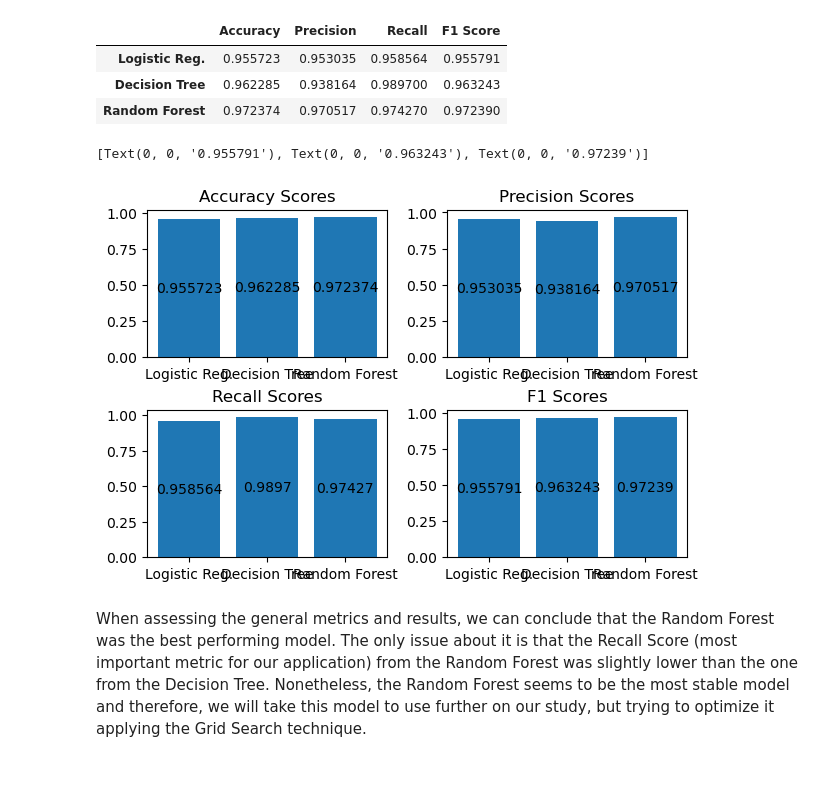
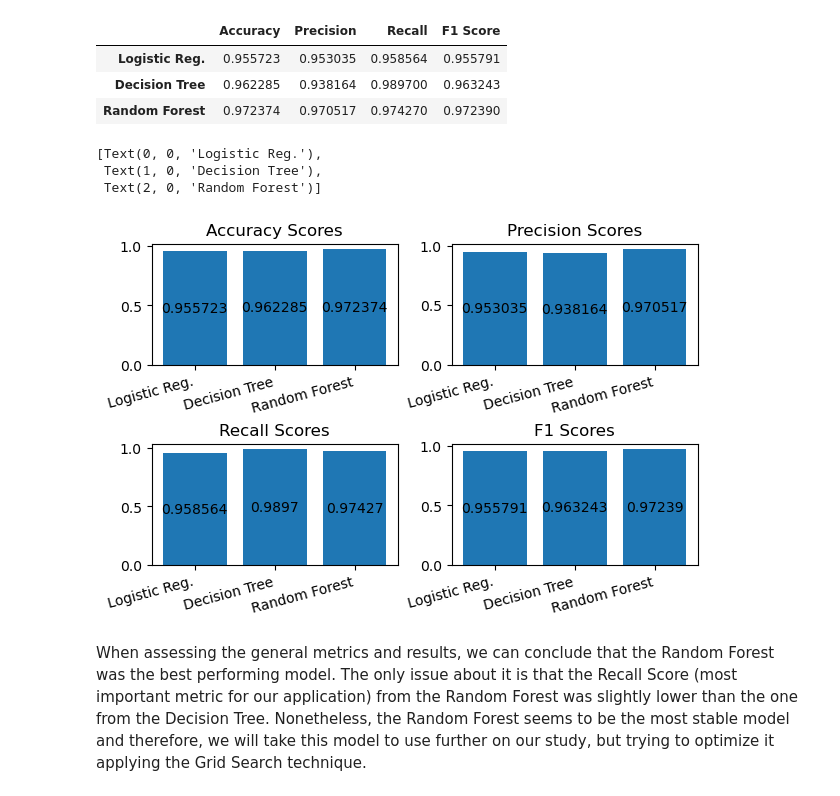
Before and after one commit to rafaelrrp86/datascienceportfolio, a Jupyter notebook: Fraud Detection Project/Fraud Detection - gopalm-ai.ipynb, the cells around one changed output. Saved outputs shown, nothing was run; the diff lists cells and outputs as text; code cells hidden in the pictures.

```diff
--- a/Fraud Detection Project/Fraud Detection - gopalm-ai.ipynb
+++ b/Fraud Detection Project/Fraud Detection - gopalm-ai.ipynb
@@ -642,30 +642,36 @@ display(metrics_df)
 | Decision Tree | 0.962285 | 0.938164 | 0.989700 | 0.963243 |
 | Random Forest | 0.972374 | 0.970517 | 0.974270 | 0.972390 |
 # %%
-fig, ax = plt.subplots(2, 2, layout='constrained', )
+fig, ax = plt.subplots(2, 2, layout='constrained',)
 
 ax1 = ax[0][0]
 cont1 = ax1.bar(x=metrics_df.index, height=metrics_df['Accuracy'])
 ax1.set_title('Accuracy Scores')
 ax1.bar_label(container=cont1, label_type='center')
+ax1.set_xticklabels(metrics_df.index, rotation=15, ha='right')
 
 ax2 = ax[0][1]
 cont2 = ax2.bar(x=metrics_df.index, height=metrics_df['Precision'])
 ax2.set_title('Precision Scores')
 ax2.bar_label(container=cont2, label_type='center')
+ax2.set_xticklabels(metrics_df.index, rotation=15, ha='right')
 
 ax3 = ax[1][0]
 cont3 = ax3.bar(x=metrics_df.index, height=metrics_df['Recall'])
 ax3.set_title('Recall Scores')
 ax3.bar_label(container=cont3, label_type='center')
+ax3.set_xticklabels(metrics_df.index, rotation=15, ha='right')
 
 ax4 = ax[1][1]
 cont4 = ax4.bar(x=metrics_df.index, height=metrics_df['F1 Score'])
 ax4.set_title('F1 Scores')
 ax4.bar_label(container=cont4, label_type='center')
+ax4.set_xticklabels(metrics_df.index, rotation=15, ha='right')
 # %% [output]
-[Text(0, 0, '0.955791'), Text(0, 0, '0.963243'), Text(0, 0, '0.97239')]
+[Text(0, 0, 'Logistic Reg.'),
+ Text(1, 0, 'Decision Tree'),
+ Text(2, 0, 'Random Forest')]
-[figure, old version]
+[figure, new version]
 # %% [markdown]
 When assessing the general metrics and results, we can conclude that the Random Forest was the best performing model. The only issue about it is that the Recall Score (most important metric for our application) from the Random Forest was slightly lower than the one from the Decision Tree. Nonetheless, the Random Forest seems to be the most stable model and therefore, we will take this model to use further on our study, but trying to optimize it applying the Grid Search technique.
 # %% [markdown]
```
Also changed, not shown: parts of 6 cells of this notebook.
